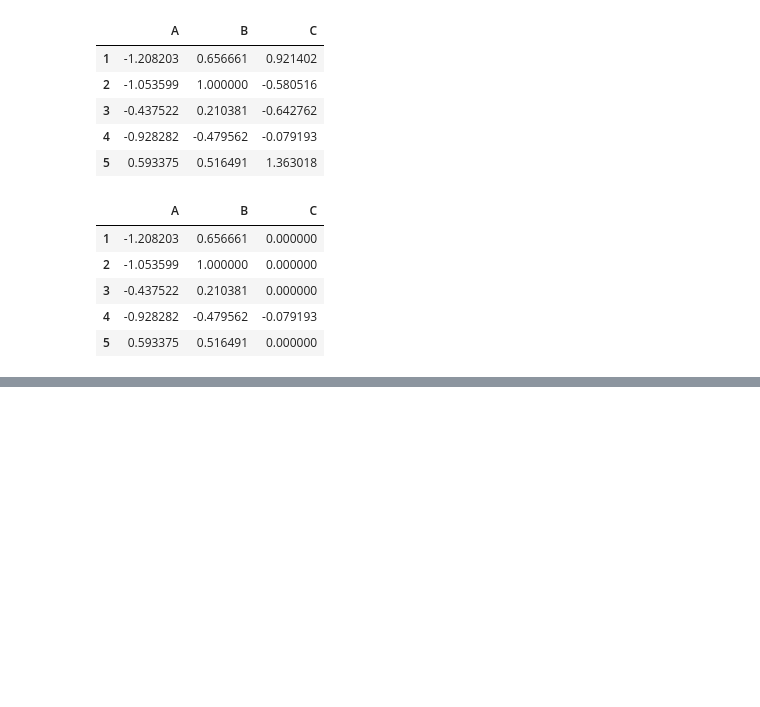
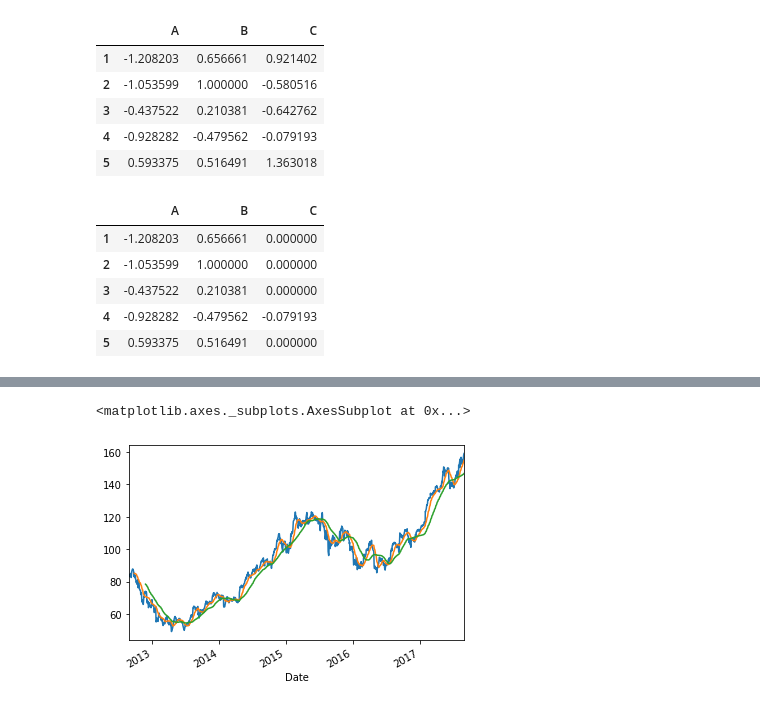
Before and after one commit to victoria-00/Python-Work, a Jupyter notebook: 第五週影片筆記（自己作dataframe、畫長條圖、股價做資料分析）.ipynb, the cells around one changed output, grey strips where cells are left out. Cells and saved outputs as stored; diff of their text form; code cells hidden in the pictures; blank space fills up the shorter version.

```diff
--- a/第五週影片筆記（自己作dataframe、畫長條圖）.ipynb
+++ b/第五週影片筆記（自己作dataframe、畫長條圖、股價做資料分析）.ipynb
@@ -303,0 +375,7 @@ df
+# %%
+P.plot()
+P.rolling(window=20).mean().plot()
+P.rolling(window=60).mean().plot()
+# %% [output]
+<matplotlib.axes._subplots.AxesSubplot at 0x...>
+[figure, added]
```
Also changed, not shown: parts of 12 cells of this notebook, 2 other files.
